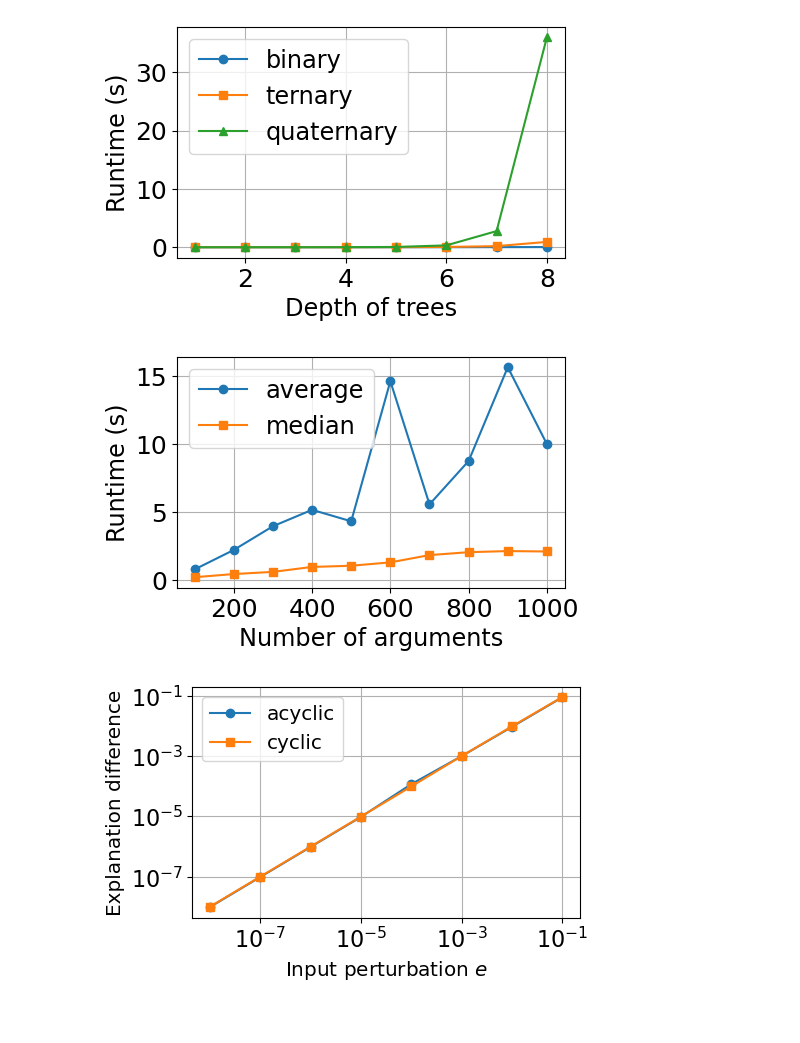
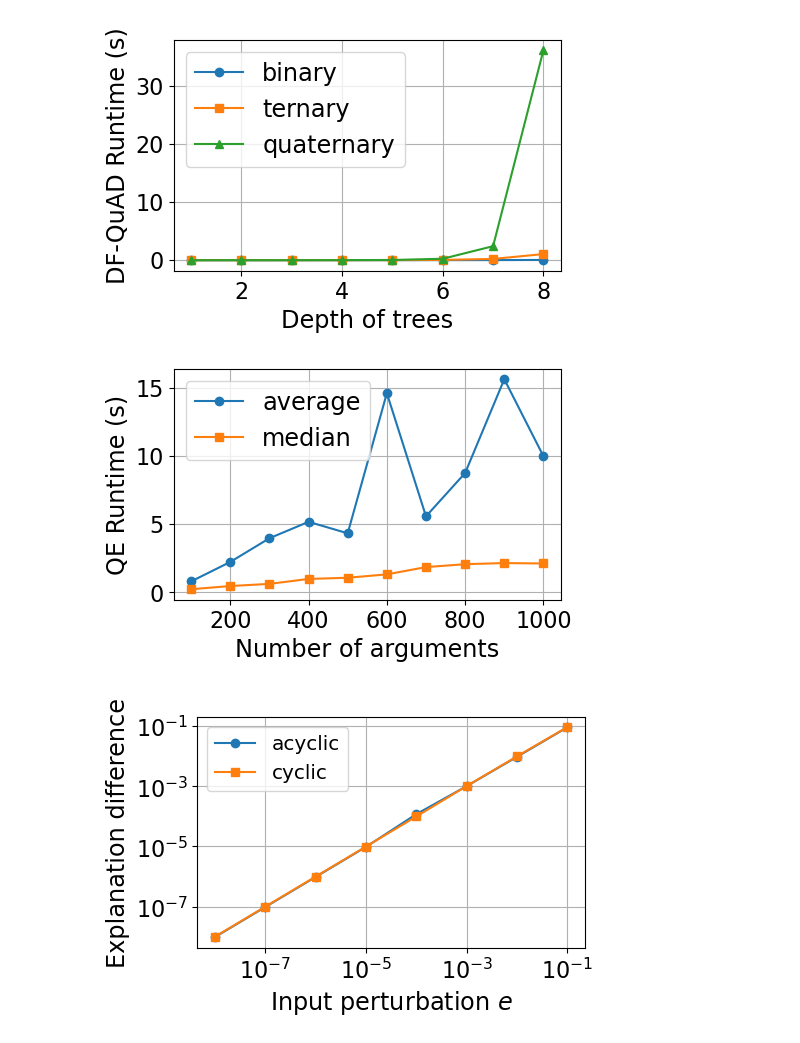
Before and after one commit to XiangYin2021/CE-QArg, a Jupyter notebook: CFX_plot_result.ipynb, the cells around one changed output. Cells and saved outputs as stored; diff of their text form; code cells hidden in the pictures.

```diff
--- a/CFX_plot_result.ipynb
+++ b/CFX_plot_result.ipynb
@@ -1,42 +1,55 @@
 # %%
 import matplotlib.pyplot as plt
 
 # data
 x = [1, 2, 3, 4, 5, 6, 7, 8]
-y1 = [0.002250516, 0.002820656, 0.003330777, 0.003740871, 0.004881136, 0.006691618, 0.018744333, 0.027886395]
-y2 = [0.001930501, 0.004991331, 0.005791538, 0.008422241, 0.016374342, 0.044281733, 0.189644701, 0.914366341]
-y3 = [0.002220514, 0.005531254, 0.007231643, 0.012782934, 0.049338901, 0.315750322, 2.764963973, 36.00037978]
-# x = [1, 2, 3, 4, 5, 6]
-# y1 = [0.002250516, 0.002820656, 0.003330777, 0.003740871, 0.004881136, 0.006691618 ]
-# y2 = [0.001930501, 0.004991331, 0.005791538, 0.008422241, 0.016374342, 0.044281733 ]
-# y3 = [0.002220514, 0.005531254, 0.007231643, 0.012782934, 0.049338901, 0.315750322]
+
+# # QE
+# y1 = [0.002250516, 0.002820656, 0.003330777, 0.003740871, 0.004881136, 0.006691618, 0.018744333, 0.027886395]
+# y2 = [0.001930501, 0.004991331, 0.005791538, 0.008422241, 0.016374342, 0.044281733, 0.189644701, 0.914366341]
+# y3 = [0.002220514, 0.005531254, 0.007231643, 0.012782934, 0.049338901, 0.315750322, 2.764963973, 36.00037978]
+
+# # REB
+# y1 = [0.001950457, 0.004150968,	0.004931147, 0.00544127, 0.006611538, 0.010542455, 0.016933932,	0.030485747]
+# y2 = [0.00203047, 0.004160953, 0.005091174, 0.008311939, 0.015973747, 0.043490179, 0.173496792, 1.057675612]
+# y3 = [0.0027507, 0.004351144, 0.005681925, 0.012063131, 0.037809901, 0.234970353, 2.499398911, 35.15865753]
+
+# DF-QuAD
+y1 = [0.004641056, 0.00744169, 0.008011818, 0.009332111, 0.013603079, 0.018764262, 0.026558676, 0.049121306]
+y2 = [0.00272074, 0.007321985, 0.008192203, 0.013053553, 0.021545823, 0.056549127, 0.224554951, 1.062257931]
+y3 = [0.001340365, 0.006711626, 0.00856209, 0.01626394, 0.045591178, 0.254338138, 2.421840594, 36.21943857]
 
 # create figure
 plt.figure(figsize=(5,3))
 
 
 plt.plot(x, y1, label='binary', marker='o')
 plt.plot(x, y2, label='ternary', marker='s')
 plt.plot(x, y3, label='quaternary', marker='^')
 
 # add labels, legends, and ticks
 plt.xlabel('Depth of trees', fontsize='xx-large')
-plt.ylabel('Runtime (s)', fontsize='xx-large')
+plt.ylabel('DF-QuAD Runtime (s)', fontsize='xx-large')
 plt.legend(fontsize='xx-large')
-plt.tick_params(axis='both', which='major', labelsize=18)
+plt.tick_params(axis='both', which='major', labelsize=16)
 plt.grid(True)
 
 # show figure
 plt.show()
 # %% [output]
-[figure, old version]
+[figure, new version]
 # %%
 import matplotlib.pyplot as plt
 
 # data
 x = [100, 200, 300, 400, 500, 600, 700, 800, 900, 1000]
+# QE
 y = [0.807458029, 2.232835183, 3.969909987, 5.173129516, 4.332888861, 14.60042115, 5.575347557, 8.751438773, 15.62382535, 9.987757149]
 z = [0.234557986, 0.467612386, 0.626144886, 0.988240123, 1.074833989, 1.323351026, 1.855695367, 2.068992734, 2.15103054, 2.120490432]
+
+# # REB
+# y = [0.695535629, 2.095243199, 2.575919027, 3.703778992, 3.444363263, 9.286318827, 5.054044628, 6.138069866, 9.269107909, 6.076616666]
+# z = [0.19555068, 0.322574258, 0.530635715, 0.7862041, 0.951214671, 1.239242315, 1.491369367, 1.54641819, 1.600154638, 1.719702601]
 
 # create figure
 plt.figure(figsize=(5,3))
@@ -49,15 +62,15 @@ plt.plot(x, z, label='median', marker='s')
 # Scalability test for Algorithm xxx: Average runtimes of 100 random QBAFs with various number of arguments.
 # plt.title('Scalability of Algorithm 3 for cyclic QBAFs', fontsize='xx-large')
 plt.xlabel('Number of arguments', fontsize='xx-large')
-plt.ylabel('Runtime (s)', fontsize='xx-large')
+plt.ylabel('QE Runtime (s)', fontsize='xx-large')
 plt.legend(fontsize='xx-large')
-plt.tick_params(axis='both', which='major', labelsize=18)
+plt.tick_params(axis='both', which='major', labelsize=16)
 plt.grid(True)
 
 
 plt.show()
 # %% [output]
-[figure, old version]
+[figure, new version]
 # %%
 import matplotlib.pyplot as plt
 import numpy as np
@@ -76,8 +89,8 @@ plt.plot(x, y2, label='cyclic', marker='s')
 
 # add labels, legends, and ticks
 # plt.title('Robustness test of perturbing base scores', fontsize='xx-large')
-plt.xlabel('Input perturbation ${e}$', fontsize='x-large')
-plt.ylabel('Explanation difference', fontsize='x-large')
+plt.xlabel('Input perturbation ${e}$', fontsize='xx-large')
+plt.ylabel('Explanation difference', fontsize='xx-large')
 
 # add grid
 plt.grid(True)
@@ -93,7 +106,7 @@ plt.tick_params(axis='both', which='major', labelsize=16)
 # show
 plt.show()
 # %% [output]
-[figure, old version]
+[figure, new version]
 # %%
 import matplotlib.pyplot as plt
 import numpy as np
```
Also changed, not shown: parts of 1 cell of this notebook, 9 other files.
